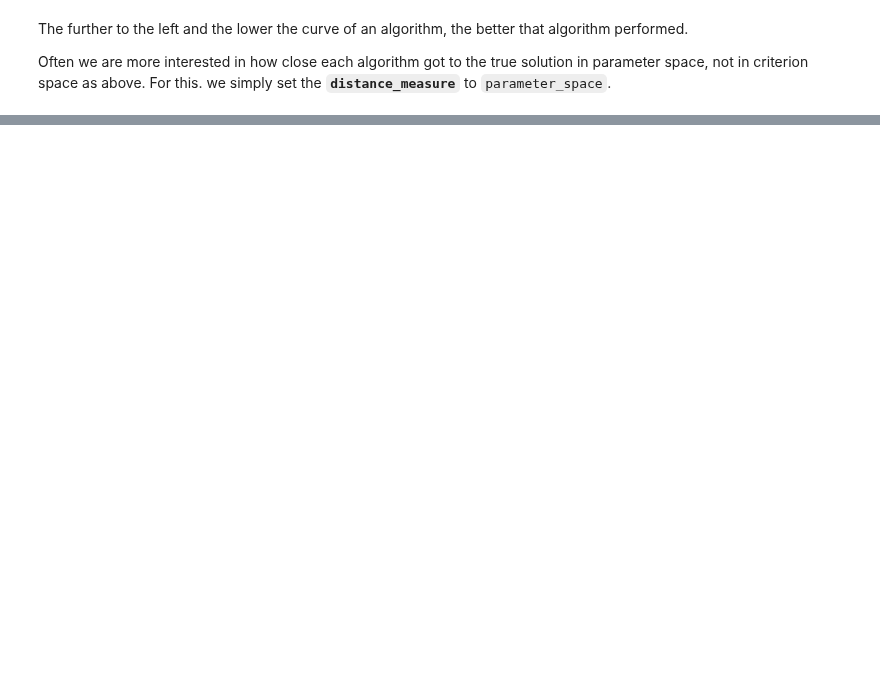
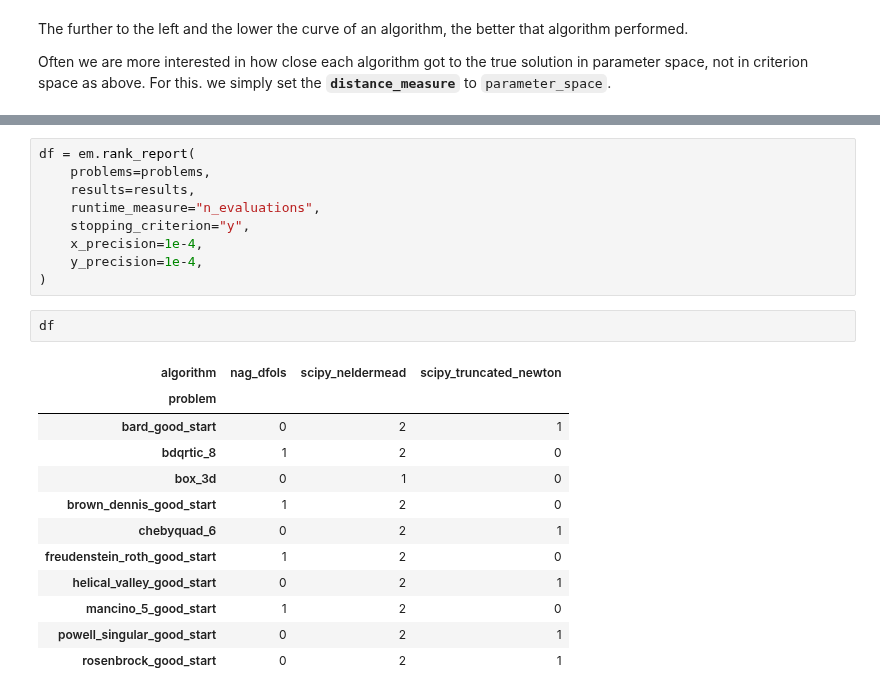
Before and after one commit to optimagic-dev/optimagic, a Jupyter notebook: docs/source/how_to_guides/optimization/how_to_benchmark_optimization_algorithms.ipynb, the cells around one changed output, grey strips where cells are left out. Cells and saved outputs as stored; diff of their text form; blank space fills up the shorter version.

```diff
--- a/docs/source/how_to_guides/optimization/how_to_benchmark_optimization_algorithms.ipynb
+++ b/docs/source/how_to_guides/optimization/how_to_benchmark_optimization_algorithms.ipynb
@@ -113,0 +146,24 @@ fig.show(renderer="png")
+# %%
+df = em.rank_report(
+    problems=problems,
+    results=results,
+    runtime_measure="n_evaluations",
+    stopping_criterion="y",
+    x_precision=1e-4,
+    y_precision=1e-4,
+)
+# %%
+df
+# %% [output]
+| algorithm | nag_dfols | scipy_neldermead | scipy_truncated_newton |
+| problem |  |  |  |
+| bard_good_start | 0 | 2 | 1 |
+| bdqrtic_8 | 1 | 2 | 0 |
+| box_3d | 0 | 1 | 0 |
+| brown_dennis_good_start | 1 | 2 | 0 |
+| chebyquad_6 | 0 | 2 | 1 |
+| freudenstein_roth_good_start | 1 | 2 | 0 |
+| helical_valley_good_start | 0 | 2 | 1 |
+| mancino_5_good_start | 1 | 2 | 0 |
+| powell_singular_good_start | 0 | 2 | 1 |
+| rosenbrock_good_start | 0 | 2 | 1 |
```
Also changed, not shown: parts of 11 cells of this notebook, 3 other files.
